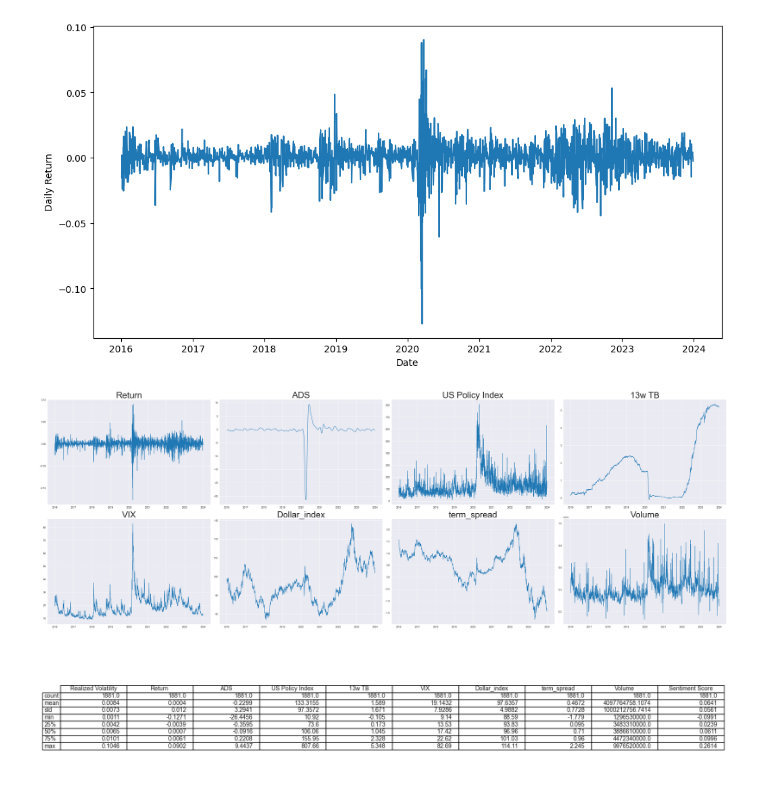
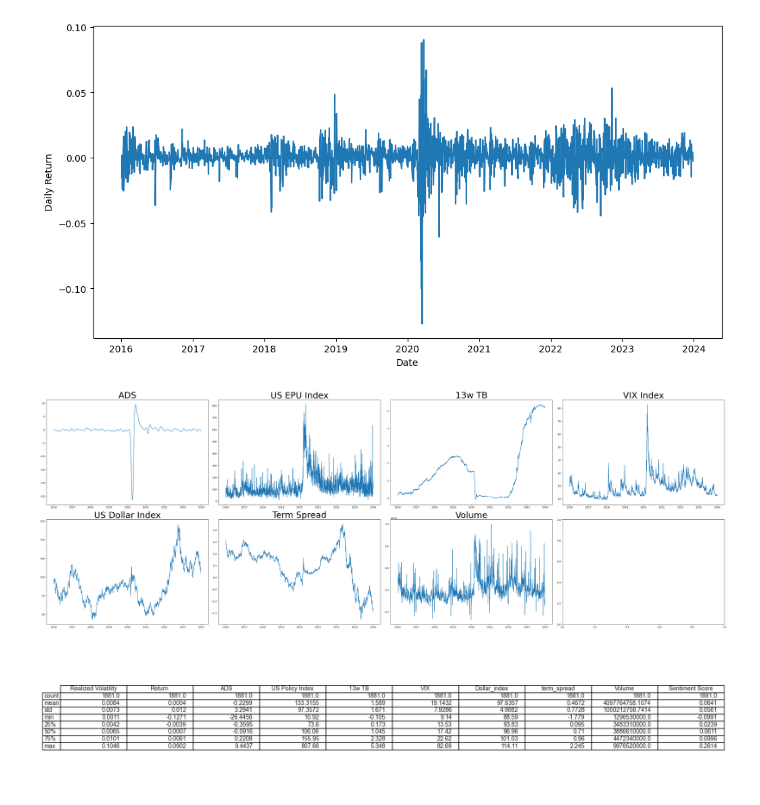
Before and after one commit to hosseinabadi/Realized-Volatility-Prediction, a Jupyter notebook: Data Analysis and Visualization.ipynb, the cells around one changed output. Cells and saved outputs as stored; diff of their text form; code cells hidden in the pictures.

```diff
--- a/Data Analysis and Visualization.ipynb
+++ b/Data Analysis and Visualization.ipynb
@@ -187,28 +187,30 @@ data_lag_1.to_csv('Data/raw_data_with_one_lag.csv')
 # %%
 '''
 Plot all the columns except Realized Volatility and Sentiment Score
 '''
 
 columns_to_plot = []
 for column in data.columns:
-    if column not in ["Sentiment Score", "Realized Volatility"]:
+    if column not in ["Sentiment Score", "Realized Volatility", "Return"]:
         columns_to_plot.append(column)
+column_titles = {'13w TB': '13w TB', 'Dollar_index': 'US Dollar Index', 'term_spread': 'Term Spread', 'VIX': 'VIX Index', 'DX-Y.NYB': 'Dollar Index', 'Volume': 'Volume', 'US Policy Index': 'US EPU Index', 'ADS': 'ADS'}
 
 data_to_plot = data[columns_to_plot]
 
 num_cols = len(data_to_plot.columns)
 num_rows = 2
 
 fig, axs = plt.subplots(num_rows, 4, figsize=(40, num_rows*7))
 
 for ax, column in zip(axs.flatten(), data_to_plot.columns):
     ax.plot(data[column])
-    ax.set_title(column, fontsize=36)
+
+    ax.set_title(column_titles[column], fontsize=36)
 
 plt.tight_layout()
 plt.savefig("Outputs/Data Visualization/Data_plots.png")
 # %% [output]
-[figure, old version]
+[figure, new version]
 # %%
 '''
 Plot and save the summary stats of all columns
```
Also changed, not shown: parts of 1 cell of this notebook, 5 other files.
